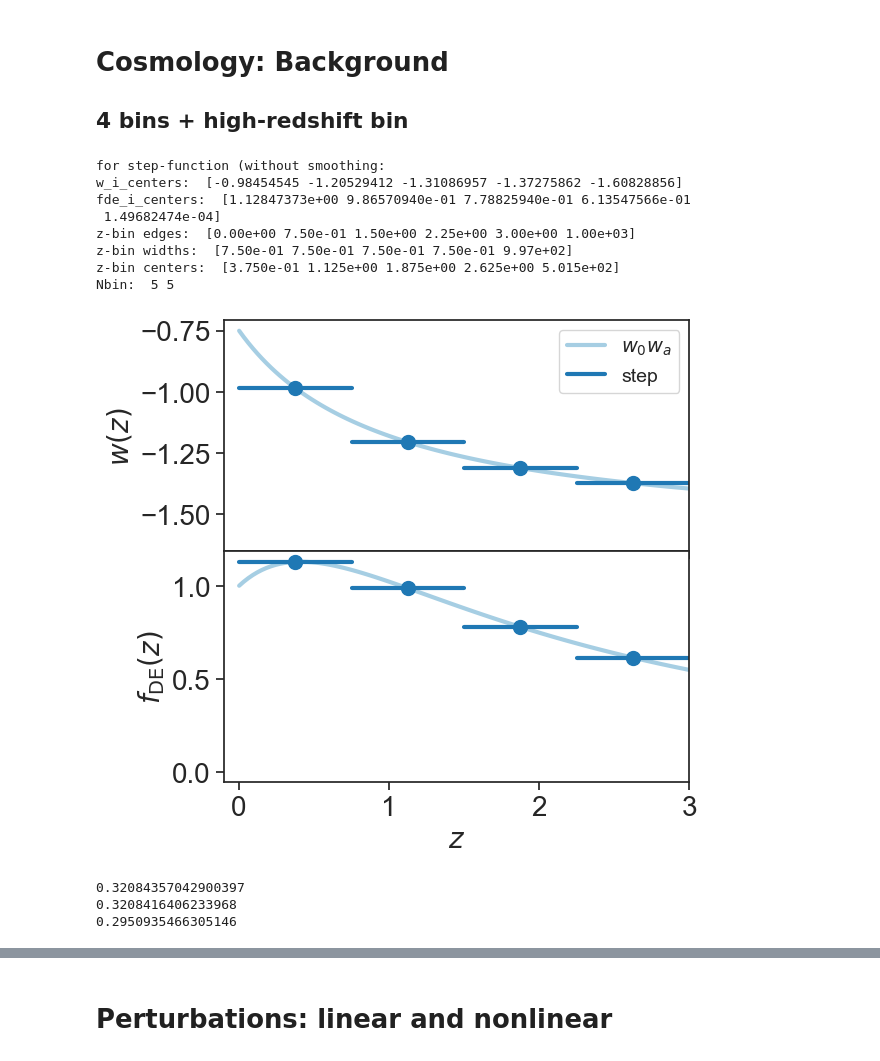
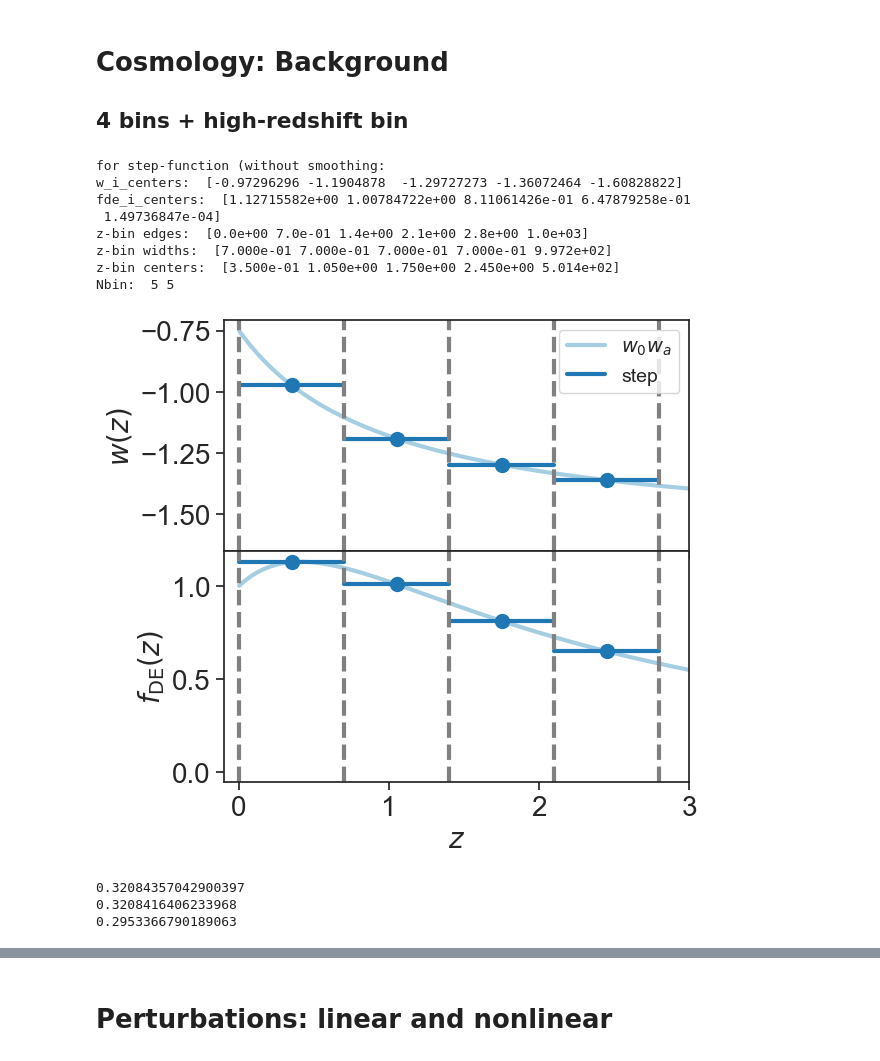
Before and after one commit to MariaTsedrik/playground_th1, a Jupyter notebook: tutorials/th1-kp4/binned_w_vs_fde.ipynb, the cells around one changed output, grey strips where cells are left out. Drawn from its saved outputs; the diff is of its cells as text; code cells hidden in the pictures.

```diff
--- a/tutorials/th1-kp4/binned_w_vs_fde.ipynb
+++ b/tutorials/th1-kp4/binned_w_vs_fde.ipynb
@@ -107,7 +107,7 @@ def fde_cpl(z):
 
 zs = np.linspace(1e-4, 3, 100)
 zfinal = 1000.
-zmax = 3.
+zmax = 2.8
 zmin_desi = 0.1
 zmin = 0.
 number_of_bins = 4
@@ -127,36 +127,36 @@ print('z-bin centers: ', zbin_centers)
 print('Nbin: ', n_bin, len(w_i_amp_cpl_centers))
 # %% [output]
 for step-function (without smoothing:
-w_i_centers:  [-0.98454545 -1.20529412 -1.31086957 -1.37275862 -1.60828856]
-fde_i_centers:  [1.12847373e+00 9.86570940e-01 7.78825940e-01 6.13547566e-01
- 1.49682474e-04]
-z-bin edges:  [0.00e+00 7.50e-01 1.50e+00 2.25e+00 3.00e+00 1.00e+03]
-z-bin widths:  [7.50e-01 7.50e-01 7.50e-01 7.50e-01 9.97e+02]
-z-bin centers:  [3.750e-01 1.125e+00 1.875e+00 2.625e+00 5.015e+02]
+w_i_centers:  [-0.97296296 -1.1904878  -1.29727273 -1.36072464 -1.60828822]
+fde_i_centers:  [1.12715582e+00 1.00784722e+00 8.11061426e-01 6.47879258e-01
+ 1.49736847e-04]
+z-bin edges:  [0.0e+00 7.0e-01 1.4e+00 2.1e+00 2.8e+00 1.0e+03]
+z-bin widths:  [7.000e-01 7.000e-01 7.000e-01 7.000e-01 9.972e+02]
+z-bin centers:  [3.500e-01 1.050e+00 1.750e+00 2.450e+00 5.014e+02]
 Nbin:  5 5
 # %%
 fig, ax = plt.subplots(nrows=2, ncols=1, figsize=(6, 6), sharex=True,
                                 gridspec_kw={'height_ratios': [1, 1], 'hspace': 0})
 ax[0].errorbar(zbin_centers, w_i_amp_cpl_centers,   marker='o',  markersize=10, linestyle='',color='C1')
 ax[1].errorbar(zbin_centers, fde_i_amp_cpl_centers,   marker='o',  markersize=10, linestyle='',color='C1')
 ax[0].plot(zs, w0+wa*(zs/(1.+zs)), label='$w_0w_a$', color='C0')
 ax[1].plot(zs, [fde_cpl(zs_i) for zs_i in zs], label='$w_0w_a$', color='C0')
 for i in range(4):
     z_arr = np.linspace(zbin_edges[i], zbin_edges[i+1], 10)
     ax[0].plot(z_arr, w_i_amp_cpl_centers[i]*np.ones(10), color='C1', label='step' if i==0 else '')
     ax[1].plot(z_arr, fde_i_amp_cpl_centers[i]*np.ones(10), color='C1')
 
-# for i in range(len(zbin_edges)):
-#     ax[0].axvline(zbin_edges[i], ls='--', color='grey')
-#     ax[1].axvline(zbin_edges[i], ls='--', color='grey')
+for i in range(len(zbin_edges)):
+    ax[0].axvline(zbin_edges[i], ls='--', color='grey')
+    ax[1].axvline(zbin_edges[i], ls='--', color='grey')
 ax[1].set_xlabel('$z$')
 ax[0].set_ylabel('$w(z)$')
 ax[1].set_ylabel(r'$f_{\rm DE}(z)$')
 ax[0].set_xlim(-0.1, 3)
 ax[0].legend()
 plt.show()
 # %% [output]
-[figure, old version]
+[figure, new version]
 # %%
 # The arguments of the Background functions follow the cosmology.API
 background_de_wz = DEBinnedEoSBackground(H0=67.0,
@@ -188,7 +188,7 @@ print(background_de_fde.Omega_m(zs0))
 # %% [output]
 0.32084357042900397
 0.3208416406233968
-0.2950935466305146
+0.2953366790189063
 # %%
 fig, (ax1, ax2) = plt.subplots(2, 1, figsize=(6, 6), sharex=True,
                                 gridspec_kw={'height_ratios': [2, 1], 'hspace': 0})
```
Also changed, not shown: parts of 5 cells of this notebook, 1 other file.
